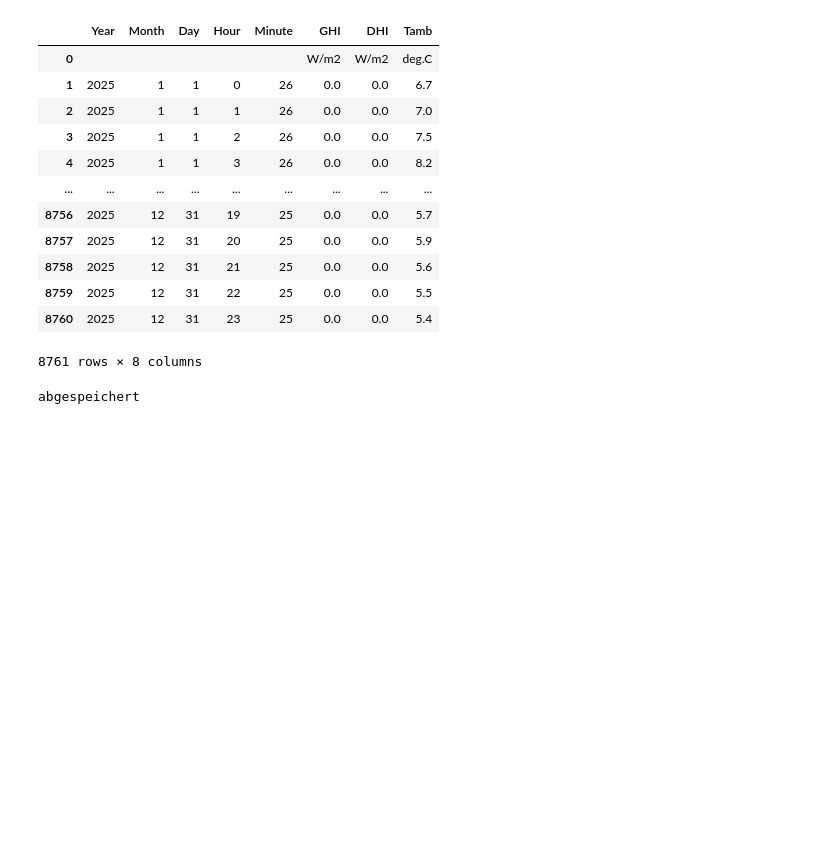
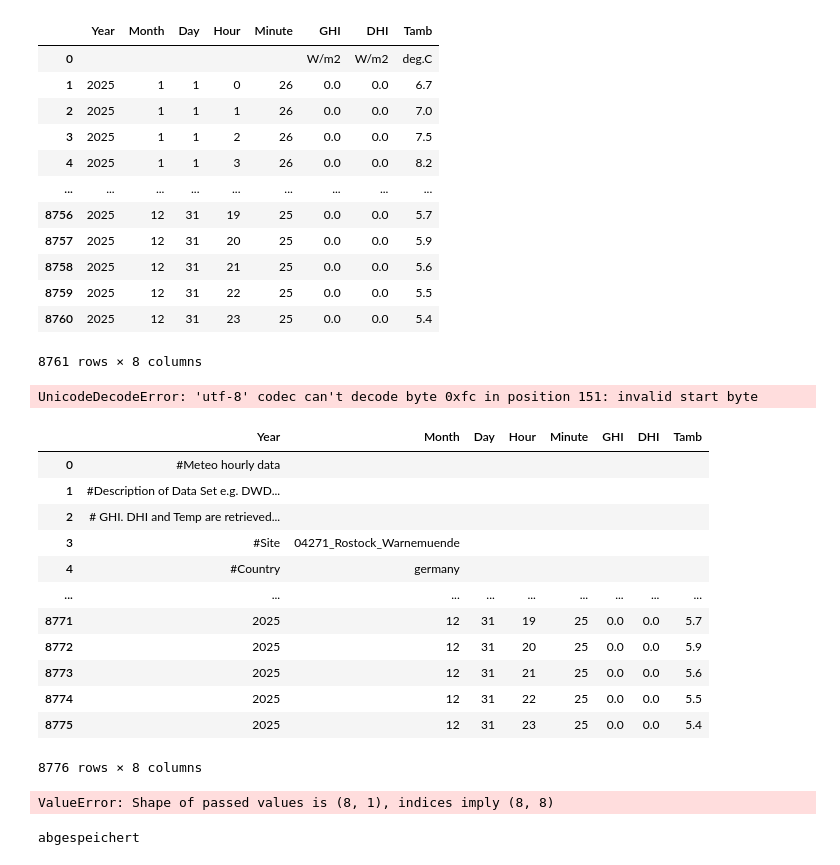
Before and after one commit to CasGross/work_things_at_Kraftwerk, a Jupyter notebook: Wetterzeitreihen/dwd_to_csv_hourly_timeshift.ipynb, the cells around one changed output. Drawn from its saved outputs; the diff is of its cells as text; code cells hidden in the pictures; blank space fills up the shorter version.

Commit message:
meta daten automatisch einfügen - noch nicht ganz fertig

```diff
--- a/Wetterzeitreihen/dwd_to_csv_hourly_timeshift.ipynb
+++ b/Wetterzeitreihen/dwd_to_csv_hourly_timeshift.ipynb
@@ -382,6 +383,79 @@ df_neu_relevant
 | 8759 | 2025 | 12 | 31 | 22 | 25 | 0.0 | 0.0 | 5.5 |
 | 8760 | 2025 | 12 | 31 | 23 | 25 | 0.0 | 0.0 | 5.4 |
 8761 rows × 8 columns
+# %%
+df_neu_relevant['Year'][20]
+
+
+base_path_meta = r"C:\git\github\work_things_at_Kraftwerk\Wetterzeitreihen\meta_data_files"
+meta_data_1 = 'Metadaten_Geographie_04271_Rostock_Warnemuende.csv'
+file_path_meta = os.path.join(base_path_meta, meta_data_1)
+df_meta = pd.read_csv(file_path_meta,sep=';')
+
+# kommt leider nicht mit dem Ü von Warnemünde klar!!!
+# %% [output]
+UnicodeDecodeError: 'utf-8' codec can't decode byte 0xfc in position 151: invalid start byte
+# %%
+new_rows = [["#Meteo hourly data",'', '', '', '', '','', ''],
+            ["#Description of Data Set e.g. DWD DataBase",'', '', '', '', '','', ''],
+            ["# GHI. DHI and Temp are retrieved. Set Time Zone to 0. since time stamp is in UTC!",'', '', '', '', '','', ''],
+            ["#Site",'04271_Rostock_Warnemuende', '', '', '', '','', ''],
+            ["#Country",'germany', '', '', '', '','', ''],
+            ["#Data Source",'04271_Rostock_Warnemuende', '', '', '', '','', ''],
+            ["#Time step",'1h', '', '', '', '','', ''],
+            ["#Year",df_neu_relevant['Year'][20], '', '', '', '','', ''],
+            ["#Latitude",54.1803, '', '', '', '','', ''],
+            ["#Longitude",12.0808, '', '', '', '','', ''],
+            ["#Altitude",4.78, '', '', '', '','', ''],
+            ["#Time Zone",1, '', '', '', '','', ''],
+            ["#Time reference",'UT', '', '', '', '','', ''],
+            ["#Hour Shift",-1, '', '', '', '','', ''],
+            ["#Time Shift",0, '', '', '', '','', '']
+            ]
+
+df_neu_relevant = pd.concat([pd.DataFrame(new_rows, columns=df_neu_relevant.columns), df_neu_relevant], ignore_index=True)
+
+
+# df_neu_relevant = pd.concat([pd.DataFrame(["#Description of Data Set e.g. DWD DataBase",'', '', '', '', '','', ''], columns=df_neu_relevant.columns), df_neu_relevant], ignore_index=True)
+
+
+
+df_neu_relevant
+# "#Meteo hourly data",'', '', '', '', '',''
+
+
+#Country; germany;;;;;;;
+#Data Source; 04271_Rostock_Warnemuende;;;;;;;
+#Time step; 1h;;;;;;;
+#Year; 2024;;;;;;;
+
+#Latitude; 54.1803;;;;;;;
+#Longitude; 12.0808;;;;;;;
+#Altitude; 4.78;;;;;;;
+#Time Zone; 1  ;;;;;;;
+#Time reference;UT;;;;;;
+#Hour Shift;-1;;;;;;
+#Time Shift;0;;;;;;
+# %% [output]
+|  | Year | Month | Day | Hour | Minute | GHI | DHI | Tamb |
+| 0 | #Meteo hourly data |  |  |  |  |  |  |  |
+| 1 | #Description of Data Set e.g. DWD... |  |  |  |  |  |  |  |
+| 2 | # GHI. DHI and Temp are retrieved... |  |  |  |  |  |  |  |
+| 3 | #Site | 04271_Rostock_Warnemuende |  |  |  |  |  |  |
+| 4 | #Country | germany |  |  |  |  |  |  |
+| ... | ... | ... | ... | ... | ... | ... | ... | ... |
+| 8771 | 2025 | 12 | 31 | 19 | 25 | 0.0 | 0.0 | 5.7 |
+| 8772 | 2025 | 12 | 31 | 20 | 25 | 0.0 | 0.0 | 5.9 |
+| 8773 | 2025 | 12 | 31 | 21 | 25 | 0.0 | 0.0 | 5.6 |
+| 8774 | 2025 | 12 | 31 | 22 | 25 | 0.0 | 0.0 | 5.5 |
+| 8775 | 2025 | 12 | 31 | 23 | 25 | 0.0 | 0.0 | 5.4 |
+8776 rows × 8 columns
+# %%
+# df_neu = pd.concat([df1, df2], ignore_index=True)
+
+pd.DataFrame(["#Description of Data Set e.g. DWD DataBase",'', '', '', '', '','', ''], columns=df_neu_relevant.columns)
+# %% [output]
+ValueError: Shape of passed values is (8, 1), indices imply (8, 8)
 # %%
 #achtung! name muss noch im cache sein!
 
```
Also changed, not shown: parts of 4 cells of this notebook, 1 other file.
